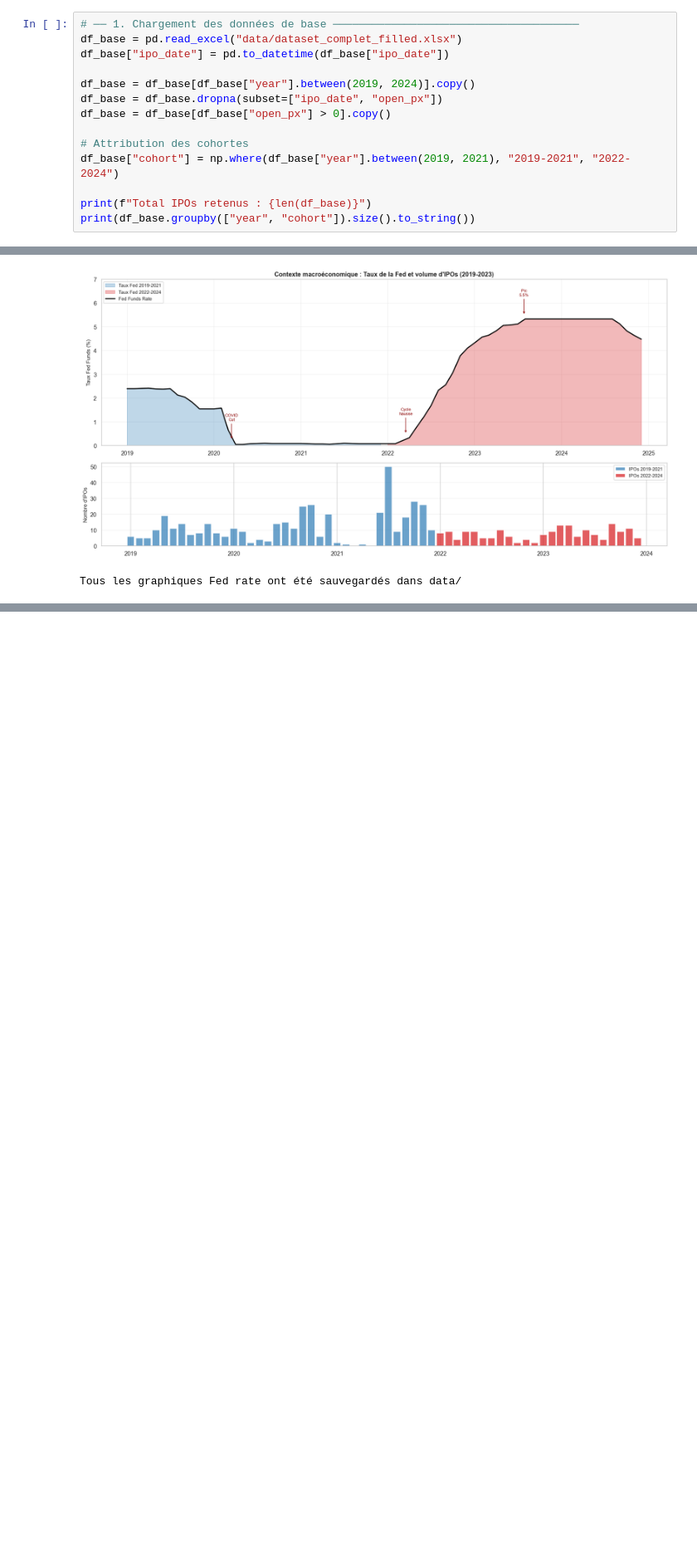
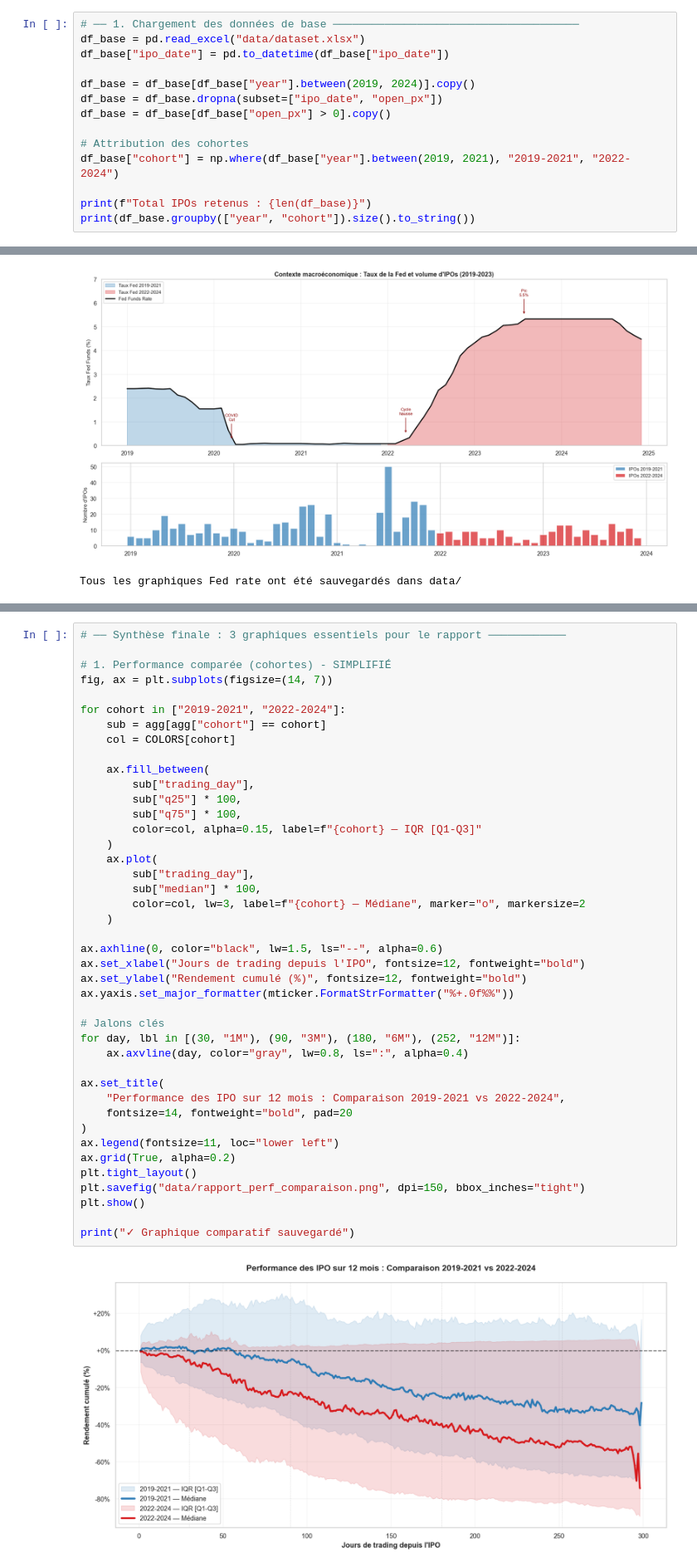
Before and after one commit to Dmkn78/IPO, a Jupyter notebook: performance_12m_h4.ipynb, the cells around one changed output, grey strips where cells are left out. Shown at 83% size. Drawn from its saved outputs; the diff is of its cells as text; blank space fills up the shorter version.

```diff
--- a/performance_12m_h4.ipynb
+++ b/performance_12m_h4.ipynb
@@ -39,7 +39,7 @@ print("Imports OK")
 Imports OK
 # %%
 # ── 1. Chargement des données de base ──────────────────────────────────────
-df_base = pd.read_excel("data/dataset_complet_filled.xlsx")
+df_base = pd.read_excel("data/dataset.xlsx")
 df_base["ipo_date"] = pd.to_datetime(df_base["ipo_date"])
 
 df_base = df_base[df_base["year"].between(2019, 2024)].copy()
@@ -712,0 +763,44 @@ Tous les graphiques Fed rate ont été sauvegardés dans data/
+# %%
+# ── Synthèse finale : 3 graphiques essentiels pour le rapport ────────────
+
+# 1. Performance comparée (cohortes) - SIMPLIFIÉ
+fig, ax = plt.subplots(figsize=(14, 7))
+
+for cohort in ["2019-2021", "2022-2024"]:
+    sub = agg[agg["cohort"] == cohort]
+    col = COLORS[cohort]
+
+    ax.fill_between(
+        sub["trading_day"],
+        sub["q25"] * 100,
+        sub["q75"] * 100,
+        color=col, alpha=0.15, label=f"{cohort} — IQR [Q1-Q3]"
+    )
+    ax.plot(
+        sub["trading_day"],
+        sub["median"] * 100,
+        color=col, lw=3, label=f"{cohort} — Médiane", marker="o", markersize=2
+    )
+
+ax.axhline(0, color="black", lw=1.5, ls="--", alpha=0.6)
+ax.set_xlabel("Jours de trading depuis l'IPO", fontsize=12, fontweight="bold")
+ax.set_ylabel("Rendement cumulé (%)", fontsize=12, fontweight="bold")
+ax.yaxis.set_major_formatter(mticker.FormatStrFormatter("%+.0f%%"))
+
+# Jalons clés
+for day, lbl in [(30, "1M"), (90, "3M"), (180, "6M"), (252, "12M")]:
+    ax.axvline(day, color="gray", lw=0.8, ls=":", alpha=0.4)
+
+ax.set_title(
+    "Performance des IPO sur 12 mois : Comparaison 2019-2021 vs 2022-2024",
+    fontsize=14, fontweight="bold", pad=20
+)
+ax.legend(fontsize=11, loc="lower left")
+ax.grid(True, alpha=0.2)
+plt.tight_layout()
+plt.savefig("data/rapport_perf_comparaison.png", dpi=150, bbox_inches="tight")
+plt.show()
+
+print("✓ Graphique comparatif sauvegardé")
+# %% [output]
+[figure, added]
```
Also changed, not shown: parts of 4 cells of this notebook, 13 other files.
